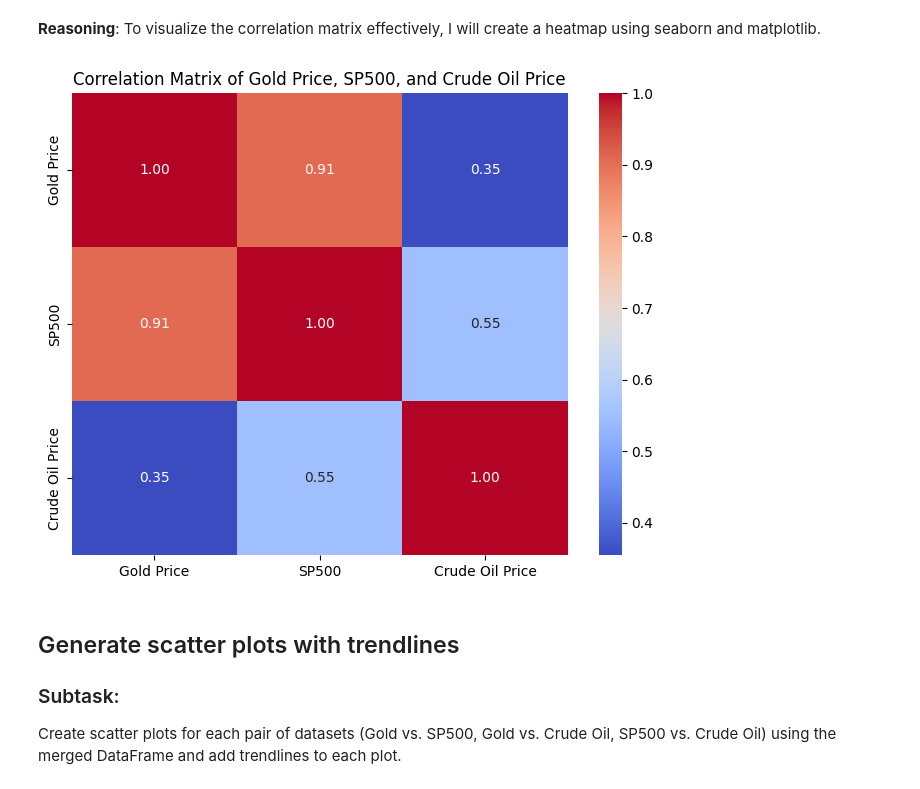
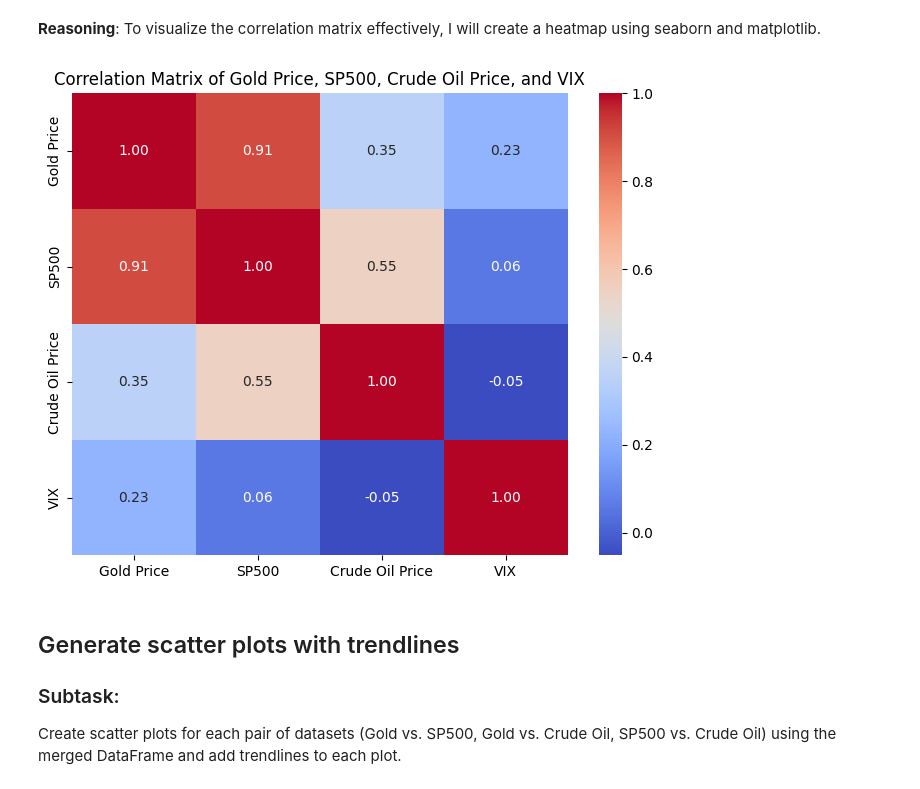
Before and after one commit to mperricone24/Final-Project-, a Jupyter notebook: Python_Final_Project.ipynb, the cells around one changed output. Drawn from its saved outputs; the diff is of its cells as text; code cells hidden in the pictures.

```diff
--- a/Python_Final_Project.ipynb
+++ b/Python_Final_Project.ipynb
@@ -133,22 +168,25 @@ fig_combined_subplots.show()
 df_Gold['Date'] = pd.to_datetime(df_Gold['Date'])
 df_SP500['observation_date'] = pd.to_datetime(df_SP500['observation_date'])
 df_Crude_Oil['observation_date'] = pd.to_datetime(df_Crude_Oil['observation_date'])
+df_VIX['observation_date'] = pd.to_datetime(df_VIX['observation_date'])
 
 # Rename columns for easier merging and plotting
 gold_df_renamed = df_Gold.rename(columns={'Date': 'Date', 'Price': 'Value'})
 sp500_df_renamed = df_SP500.rename(columns={'observation_date': 'Date', 'SP500': 'Value'})
 crude_oil_df_renamed = df_Crude_Oil.rename(columns={'observation_date': 'Date', 'DCOILBRENTEU': 'Value'})
+vix_df_renamed = df_VIX.rename(columns={'observation_date': 'Date', 'VIXCLS': 'Value'})
 
 # Add a 'Dataset' column to identify the source of the data
 gold_df_renamed['Dataset'] = 'Gold Price'
 sp500_df_renamed['Dataset'] = 'SP500'
 crude_oil_df_renamed['Dataset'] = 'Crude Oil Prices'
+vix_df_renamed['Dataset'] = 'VIX'
 
 # Concatenate the dataframes
-combined_df = pd.concat([gold_df_renamed, sp500_df_renamed, crude_oil_df_renamed])
+combined_df = pd.concat([gold_df_renamed, sp500_df_renamed, crude_oil_df_renamed, vix_df_renamed])
 
 # Create the line graph
-fig_overlay = px.line(combined_df, x='Date', y='Value', color='Dataset', title='Gold Price, SP500, and Crude Oil Prices Over Time (Overlayed)')
+fig_overlay = px.line(combined_df, x='Date', y='Value', color='Dataset', title='Gold Price, SP500, Crude Oil Prices, and VIX Over Time (Overlayed)')
 fig_overlay.show()
 # %% [output]
 [interactive output not drawn]
@@ -190,6 +230,10 @@ df_SP500['SP500_Normalized'] = (df_SP500['SP500'] / df_SP500['SP500'].iloc[0]) *
 # Normalize Crude Oil Prices to 100
 df_Crude_Oil['Crude_Oil_Normalized'] = (df_Crude_Oil['DCOILBRENTEU'] / df_Crude_Oil['DCOILBRENTEU'].iloc[0]) * 100
 
+# Normalize VIX to 100
+df_VIX['VIXCLS_Normalized'] = (df_VIX['VIXCLS'] / df_VIX['VIXCLS'].iloc[0]) * 100
+
+
 print("Gold Data with Normalized Price (after removing initial NaN):")
 display(df_Gold.head())
 
@@ -198,5 +242,8 @@ display(df_SP500.head())
 
 print("\nCrude Oil Data with Normalized Prices:")
 display(df_Crude_Oil.head())
+
+print("\nVIX Data with Normalized VIXCLS:")
+display(df_VIX.head())
 # %% [output]
 Gold Data with Normalized Price (after removing initial NaN):
@@ -236,10 +290,12 @@ Merge the three dataframes on the date column, renaming columns as specified in
 gold_df_renamed = df_Gold[['Date', 'Price']].rename(columns={'Price': 'Gold Price'})
 sp500_df_renamed = df_SP500[['observation_date', 'SP500']].rename(columns={'observation_date': 'Date', 'SP500': 'SP500'})
 crude_oil_df_renamed = df_Crude_Oil[['observation_date', 'DCOILBRENTEU']].rename(columns={'observation_date': 'Date', 'DCOILBRENTEU': 'Crude Oil Price'})
+vix_df_renamed = df_VIX[['observation_date', 'VIXCLS']].rename(columns={'observation_date': 'Date', 'VIXCLS': 'VIX'})
 
 # Merge the dataframes using outer merges
 merged_df = pd.merge(gold_df_renamed, sp500_df_renamed, on='Date', how='outer')
 merged_df = pd.merge(merged_df, crude_oil_df_renamed, on='Date', how='outer')
+merged_df = pd.merge(merged_df, vix_df_renamed, on='Date', how='outer')
 
 # Sort the merged dataframe by date
 merged_df = merged_df.sort_values(by='Date')
@@ -263,7 +319,7 @@ Calculate the pairwise correlation matrix for the relevant numeric columns in th
 Select the relevant numeric columns from the merged DataFrame and calculate the pairwise correlation matrix, then display the result.
 # %%
 # Select the numeric columns for correlation analysis
-numeric_cols = ['Gold Price', 'SP500', 'Crude Oil Price']
+numeric_cols = ['Gold Price', 'SP500', 'Crude Oil Price', 'VIX']
 merged_numeric_df = merged_df[numeric_cols]
 
 # Calculate the pairwise correlation matrix
@@ -287,18 +344,18 @@ To visualize the correlation matrix effectively, I will create a heatmap using s
 # %%
 import seaborn as sns
 import matplotlib.pyplot as plt
 
 # Create a heatmap of the correlation matrix
 plt.figure(figsize=(8, 6))
 sns.heatmap(correlation_matrix, annot=True, cmap='coolwarm', fmt=".2f")
 
 # Set the title of the heatmap
-plt.title('Correlation Matrix of Gold Price, SP500, and Crude Oil Price')
+plt.title('Correlation Matrix of Gold Price, SP500, Crude Oil Price, and VIX')
 
 # Display the heatmap
 plt.show()
 # %% [output]
-[figure, old version]
+[figure, new version]
 # %% [markdown]
 ## Generate scatter plots with trendlines
 
```
Also changed, not shown: parts of 15 cells of this notebook.
